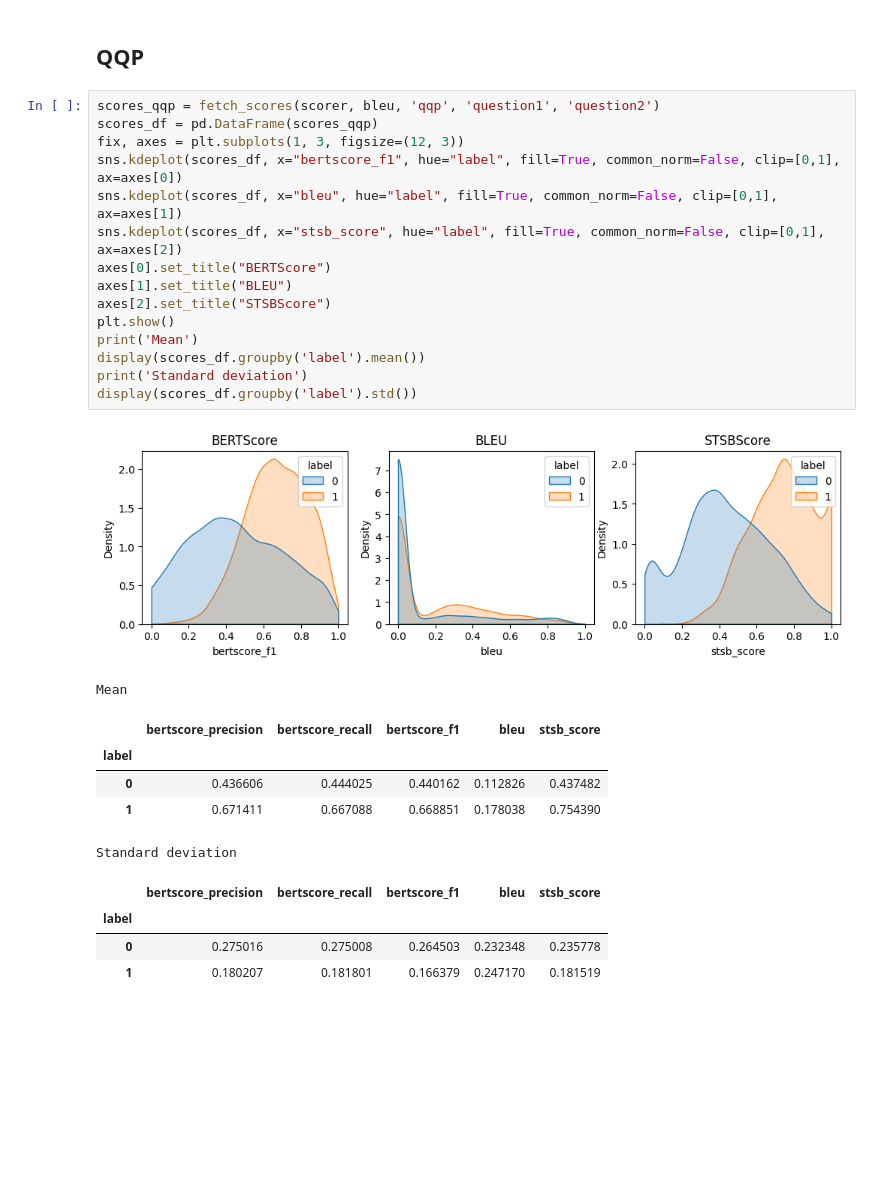
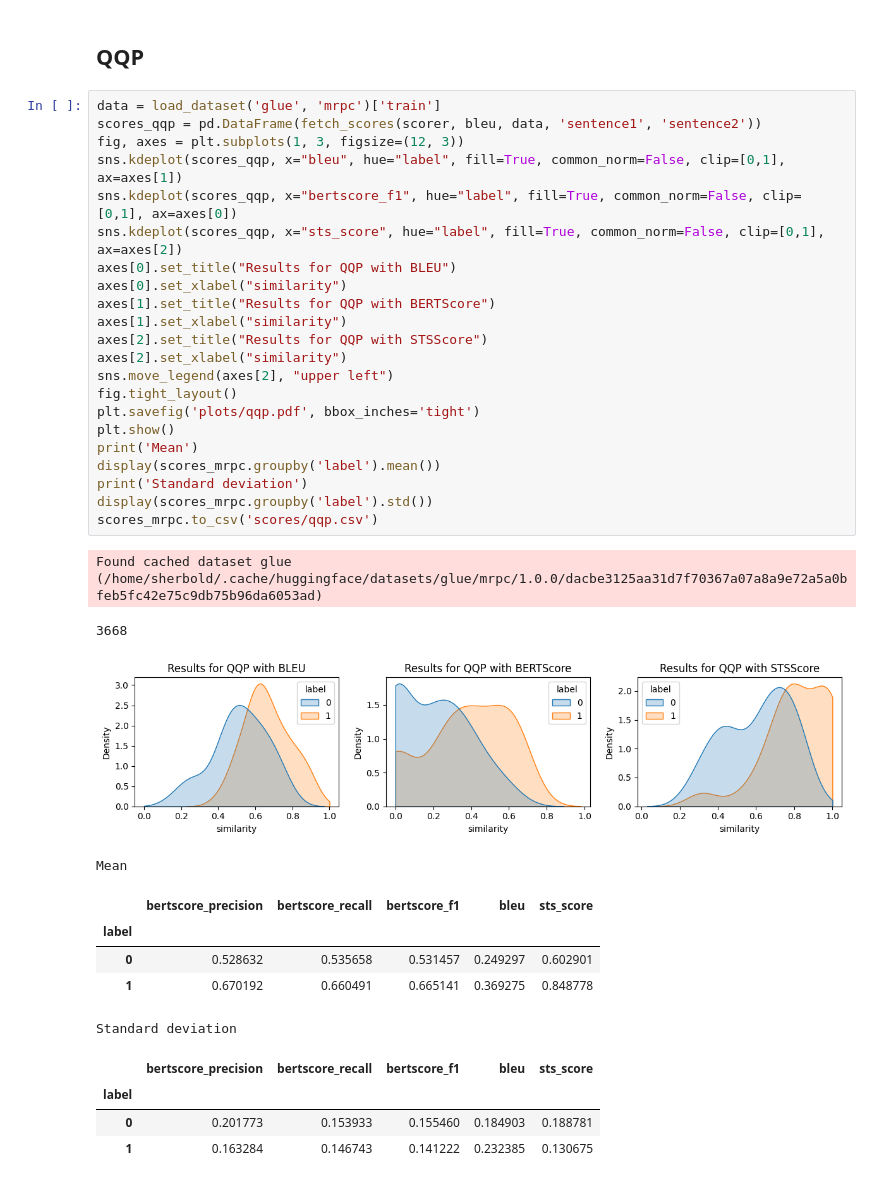
Before and after one commit to aieng-lab/stsscore, a Jupyter notebook: eval-semantic-similarity.ipynb, the cells around one changed output. Saved outputs shown, nothing was run; the diff lists cells and outputs as text; blank space fills up the shorter version.

```diff
--- a/eval-semantic-similarity.ipynb
+++ b/eval-semantic-similarity.ipynb
@@ -83,29 +129,38 @@ Standard deviation
 # %% [markdown]
 ## QQP
 # %%
-scores_qqp = fetch_scores(scorer, bleu, 'qqp', 'question1', 'question2')
-scores_df = pd.DataFrame(scores_qqp)
-fix, axes = plt.subplots(1, 3, figsize=(12, 3))
-sns.kdeplot(scores_df, x="bertscore_f1", hue="label", fill=True, common_norm=False, clip=[0,1], ax=axes[0])
-sns.kdeplot(scores_df, x="bleu", hue="label", fill=True, common_norm=False, clip=[0,1], ax=axes[1])
-sns.kdeplot(scores_df, x="stsb_score", hue="label", fill=True, common_norm=False, clip=[0,1], ax=axes[2])
-axes[0].set_title("BERTScore")
-axes[1].set_title("BLEU")
-axes[2].set_title("STSBScore")
+data = load_dataset('glue', 'mrpc')['train']
+scores_qqp = pd.DataFrame(fetch_scores(scorer, bleu, data, 'sentence1', 'sentence2'))
+fig, axes = plt.subplots(1, 3, figsize=(12, 3))
+sns.kdeplot(scores_qqp, x="bleu", hue="label", fill=True, common_norm=False, clip=[0,1], ax=axes[1])
+sns.kdeplot(scores_qqp, x="bertscore_f1", hue="label", fill=True, common_norm=False, clip=[0,1], ax=axes[0])
+sns.kdeplot(scores_qqp, x="sts_score", hue="label", fill=True, common_norm=False, clip=[0,1], ax=axes[2])
+axes[0].set_title("Results for QQP with BLEU")
+axes[0].set_xlabel("similarity")
+axes[1].set_title("Results for QQP with BERTScore")
+axes[1].set_xlabel("similarity")
+axes[2].set_title("Results for QQP with STSScore")
+axes[2].set_xlabel("similarity")
+sns.move_legend(axes[2], "upper left")
+fig.tight_layout()
+plt.savefig('plots/qqp.pdf', bbox_inches='tight')
 plt.show()
 print('Mean')
-display(scores_df.groupby('label').mean())
+display(scores_mrpc.groupby('label').mean())
 print('Standard deviation')
-display(scores_df.groupby('label').std())
+display(scores_mrpc.groupby('label').std())
+scores_mrpc.to_csv('scores/qqp.csv')
 # %% [output]
+Found cached dataset glue (/home/sherbold/.cache/huggingface/datasets/glue/mrpc/1.0.0/dacbe3125aa31d7f70367a07a8a9e72a5a0bfeb5fc42e75c9db75b96da6053ad)
+3668
-[figure, old version]
+[figure, new version]
-Mean
+Mean
-|  | bertscore_precision | bertscore_recall | bertscore_f1 | bleu | stsb_score |
+|  | bertscore_precision | bertscore_recall | bertscore_f1 | bleu | sts_score |
 | label |  |  |  |  |  |
-| 0 | 0.436606 | 0.444025 | 0.440162 | 0.112826 | 0.437482 |
-| 1 | 0.671411 | 0.667088 | 0.668851 | 0.178038 | 0.754390 |
+| 0 | 0.528632 | 0.535658 | 0.531457 | 0.249297 | 0.602901 |
+| 1 | 0.670192 | 0.660491 | 0.665141 | 0.369275 | 0.848778 |
-Standard deviation
+Standard deviation
-|  | bertscore_precision | bertscore_recall | bertscore_f1 | bleu | stsb_score |
+|  | bertscore_precision | bertscore_recall | bertscore_f1 | bleu | sts_score |
 | label |  |  |  |  |  |
-| 0 | 0.275016 | 0.275008 | 0.264503 | 0.232348 | 0.235778 |
-| 1 | 0.180207 | 0.181801 | 0.166379 | 0.247170 | 0.181519 |
+| 0 | 0.201773 | 0.153933 | 0.155460 | 0.184903 | 0.188781 |
+| 1 | 0.163284 | 0.146743 | 0.141222 | 0.232385 | 0.130675 |
```
Also changed, not shown: parts of 12 cells of this notebook, 6 other files.
